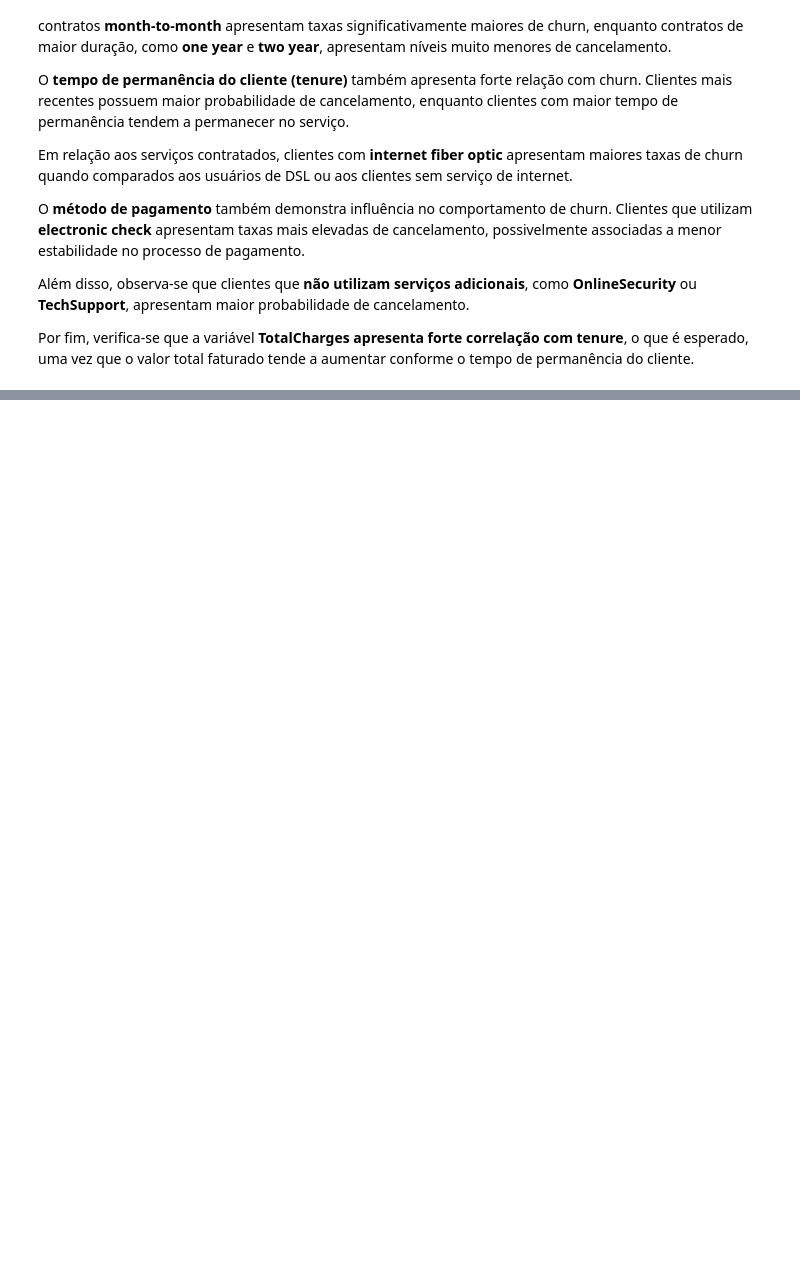
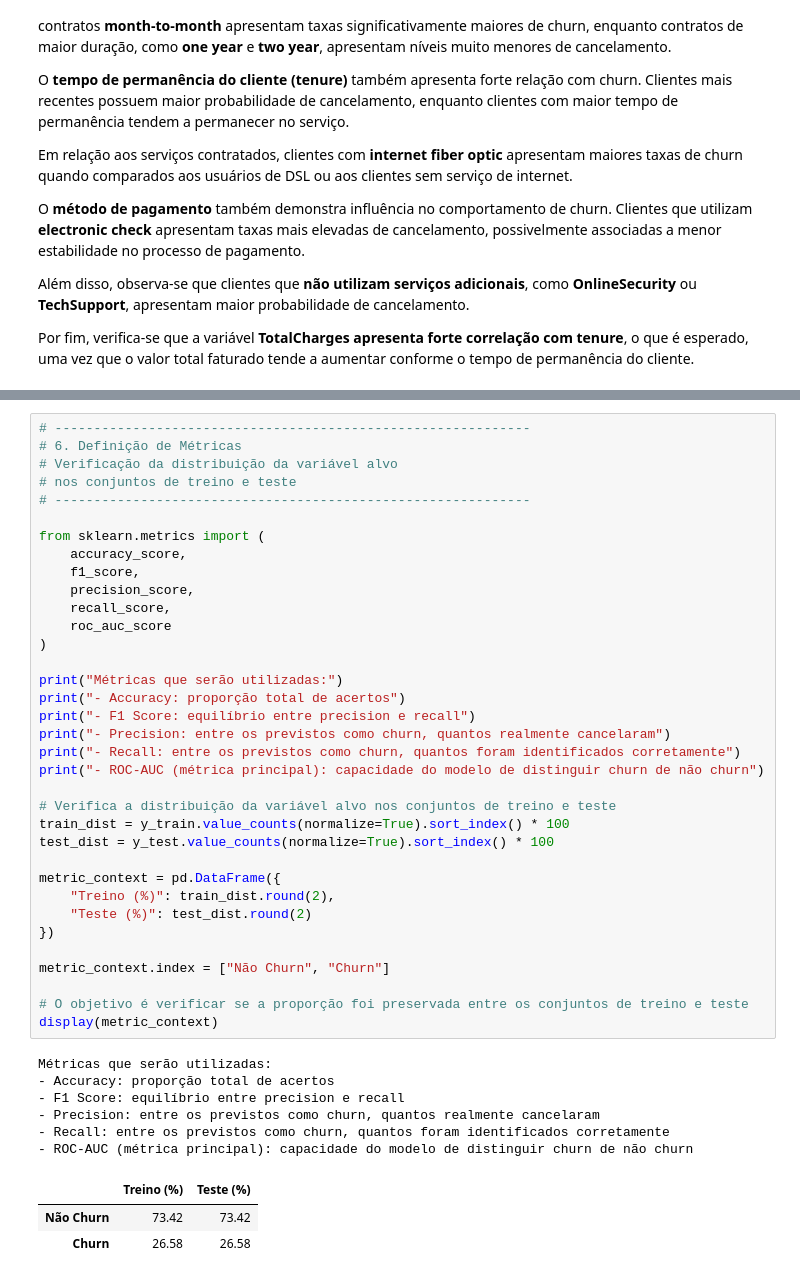
Before and after one commit to JoaoFurlan/tech-challenge-01, a Jupyter notebook: notebooks/01_eda_telco_churn.ipynb, the cells around one changed output, grey strips where cells are left out. Drawn from its saved outputs; the diff is of its cells as text; blank space fills up the shorter version.

```diff
--- a/notebooks/01_eda_telco_churn.ipynb
+++ b/notebooks/01_eda_telco_churn.ipynb
@@ -1005,0 +1089,45 @@ Por fim, verifica-se que a variável **TotalCharges apresenta forte correlação
+# %%
+# -------------------------------------------------------------
+# 6. Definição de Métricas
+# Verificação da distribuição da variável alvo
+# nos conjuntos de treino e teste
+# -------------------------------------------------------------
+
+from sklearn.metrics import (
+    accuracy_score,
+    f1_score,
+    precision_score,
+    recall_score,
+    roc_auc_score
+)
+
+print("Métricas que serão utilizadas:")
+print("- Accuracy: proporção total de acertos")
+print("- F1 Score: equilíbrio entre precision e recall")
+print("- Precision: entre os previstos como churn, quantos realmente cancelaram")
+print("- Recall: entre os previstos como churn, quantos foram identificados corretamente")
+print("- ROC-AUC (métrica principal): capacidade do modelo de distinguir churn de não churn")
+
+# Verifica a distribuição da variável alvo nos conjuntos de treino e teste
+train_dist = y_train.value_counts(normalize=True).sort_index() * 100
+test_dist = y_test.value_counts(normalize=True).sort_index() * 100
+
+metric_context = pd.DataFrame({
+    "Treino (%)": train_dist.round(2),
+    "Teste (%)": test_dist.round(2)
+})
+
+metric_context.index = ["Não Churn", "Churn"]
+
+# O objetivo é verificar se a proporção foi preservada entre os conjuntos de treino e teste
+display(metric_context)
+# %% [output]
+Métricas que serão utilizadas:
+- Accuracy: proporção total de acertos
+- F1 Score: equilíbrio entre precision e recall
+- Precision: entre os previstos como churn, quantos realmente cancelaram
+- Recall: entre os previstos como churn, quantos foram identificados corretamente
+- ROC-AUC (métrica principal): capacidade do modelo de distinguir churn de não churn
+|  | Treino (%) | Teste (%) |
+| Não Churn | 73.42 | 73.42 |
+| Churn | 26.58 | 26.58 |
```
Also changed, not shown: parts of 13 cells of this notebook, 1 other file.
